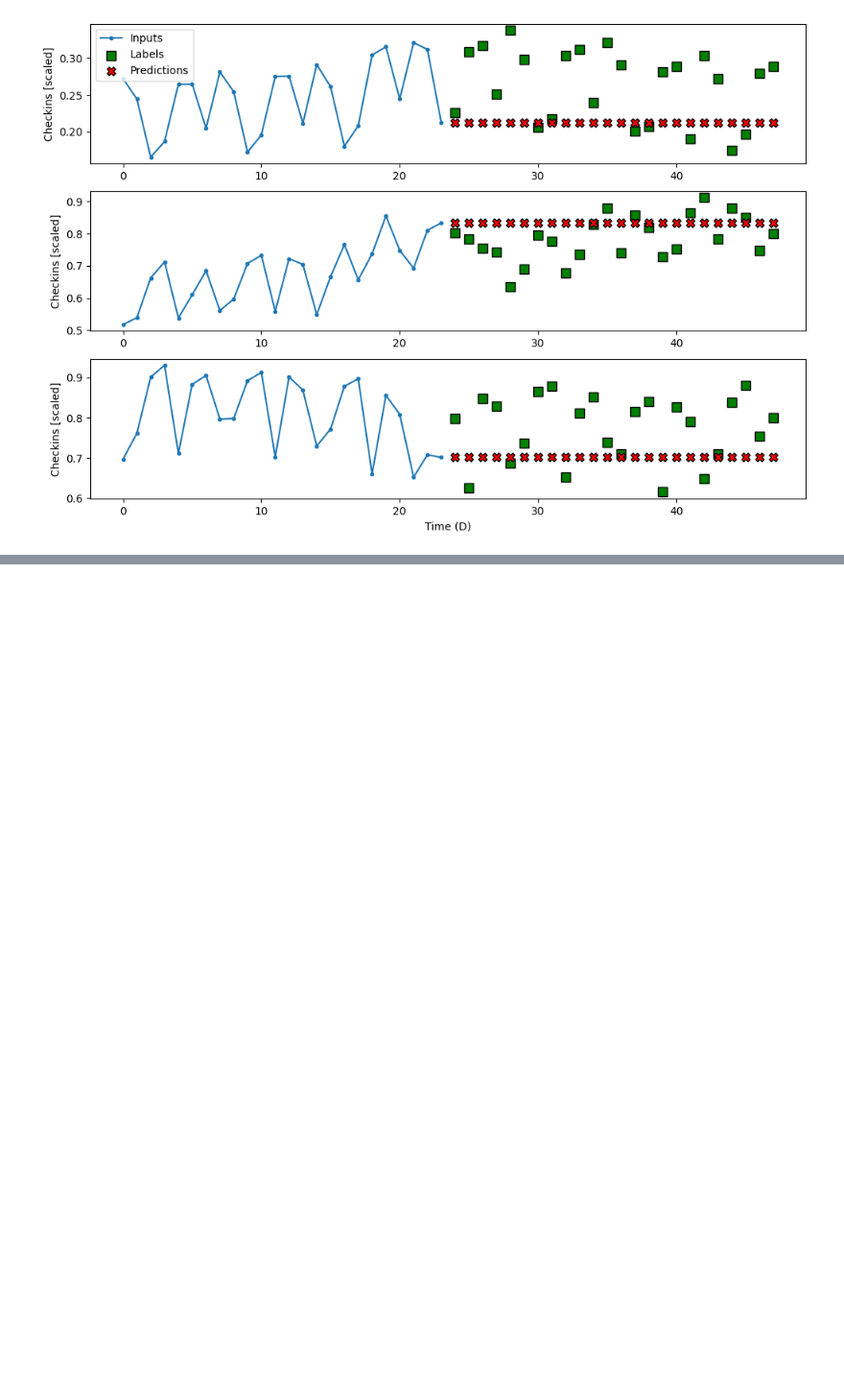
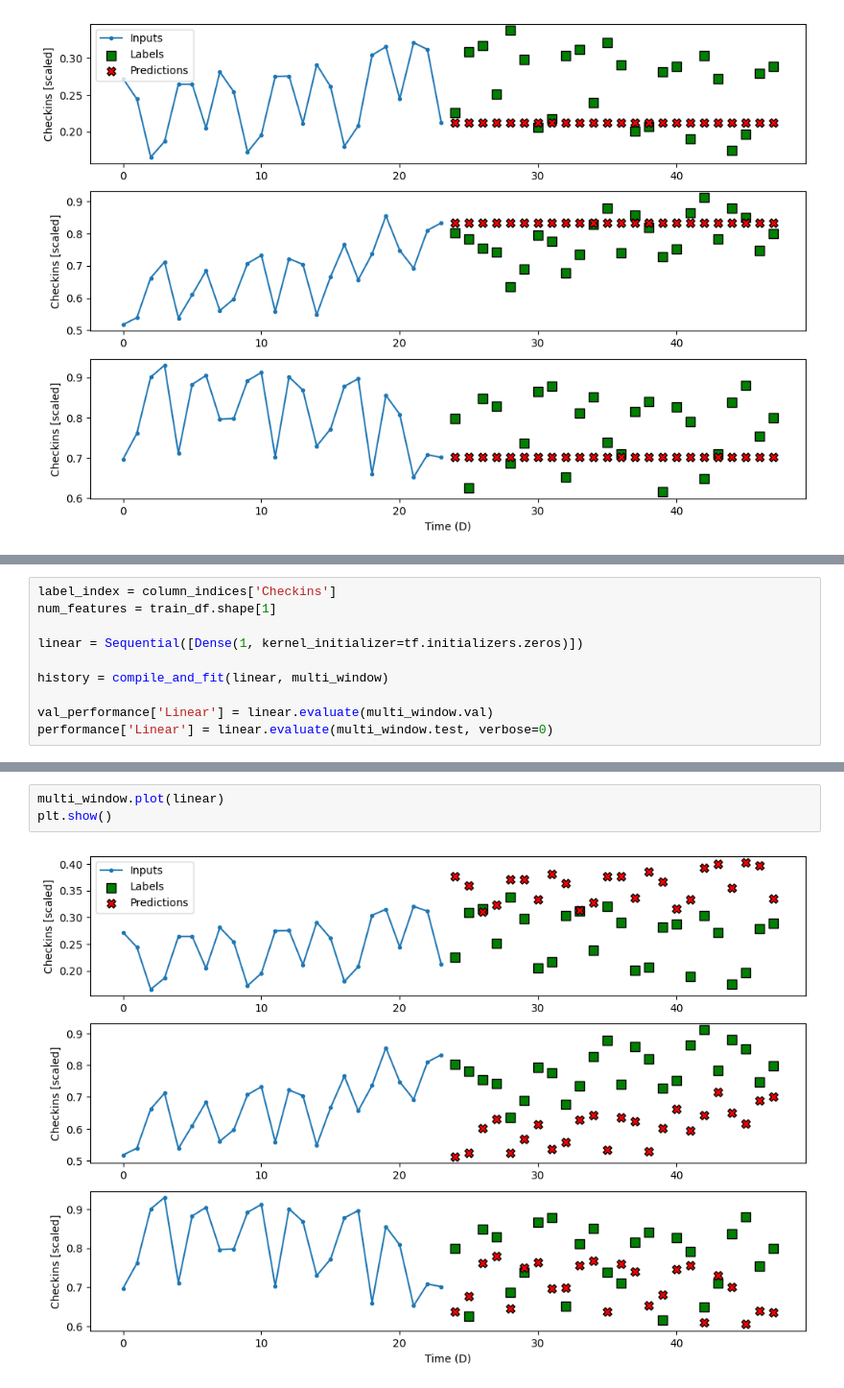
Before and after one commit to bmadnick/FlightDelaysML2, a Jupyter notebook: TSACheckinModel/TSA NN.ipynb, the cells around one changed output, grey strips where cells are left out. Shown at 96% size. Saved outputs shown, nothing was run; the diff lists cells and outputs as text; blank space fills up the shorter version.

```diff
--- a/TSACheckinModel/TSA NN.ipynb
+++ b/TSACheckinModel/TSA NN.ipynb
@@ -291,0 +318,10 @@ plt.show()
+# %%
+label_index = column_indices['Checkins']
+num_features = train_df.shape[1]
+
+linear = Sequential([Dense(1, kernel_initializer=tf.initializers.zeros)])
+
+history = compile_and_fit(linear, multi_window)
+
+val_performance['Linear'] = linear.evaluate(multi_window.val)
+performance['Linear'] = linear.evaluate(multi_window.test, verbose=0)
@@ -291,0 +346,5 @@ plt.show()
+# %%
+multi_window.plot(linear)
+plt.show()
+# %% [output]
+[figure, added]
```
Also changed, not shown: parts of 10 cells of this notebook.
